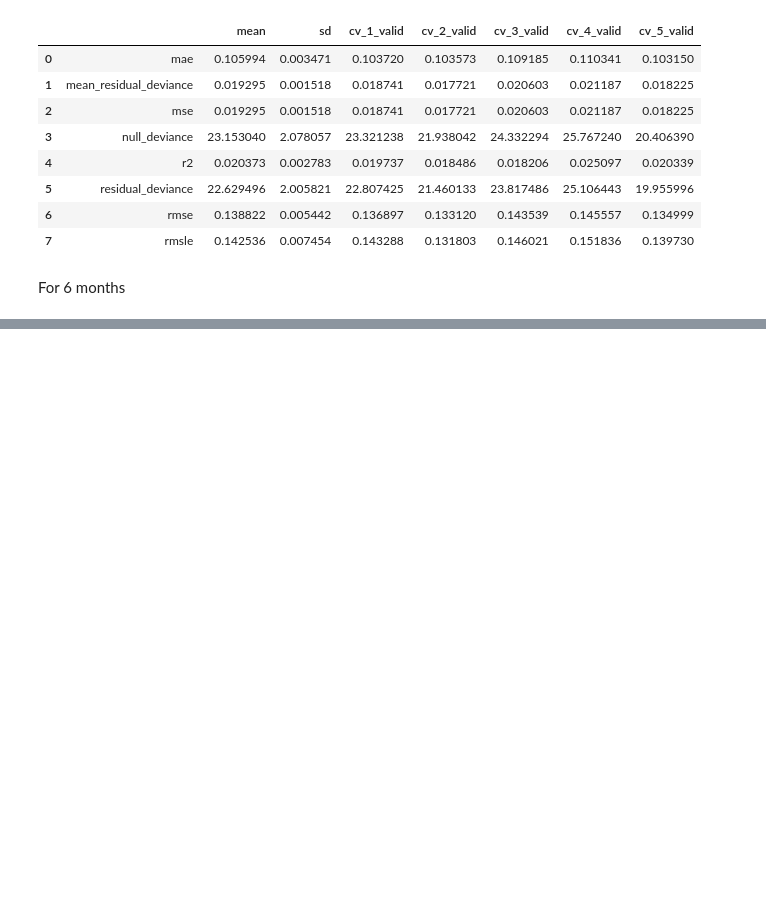
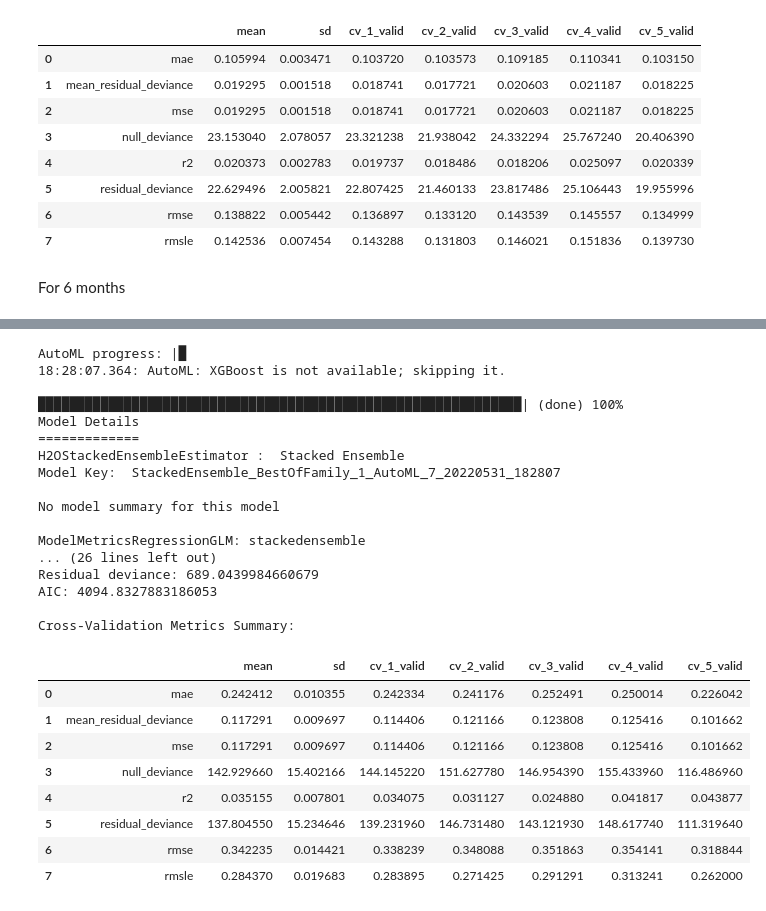
Before and after one commit to WojciechDopieralski/Finance_ML, a Jupyter notebook: Finance_ML/modeling.ipynb, the cells around one changed output, grey strips where cells are left out. Drawn from its saved outputs; the diff is of its cells as text; code cells hidden in the pictures; blank space fills up the shorter version.

```diff
--- a/Finance_ML/modeling.ipynb
+++ b/Finance_ML/modeling.ipynb
@@ -217,0 +308,30 @@ train_6m = train.loc[:, cols_to_keep_6m]
+# %%
+aml_12m = H2OAutoML(max_models=7, seed=1)
+aml_12m.train(x=x_12m, y=y_12m, training_frame=train_12m)
+# %% [output]
+AutoML progress: |█
+18:28:07.364: AutoML: XGBoost is not available; skipping it.
+
+██████████████████████████████████████████████████████████████| (done) 100%
+Model Details
+=============
+H2OStackedEnsembleEstimator :  Stacked Ensemble
+Model Key:  StackedEnsemble_BestOfFamily_1_AutoML_7_20220531_182807
+
+No model summary for this model
+
+ModelMetricsRegressionGLM: stackedensemble
+... (26 lines left out)
+Residual deviance: 689.0439984660679
+AIC: 4094.8327883186053
+
+Cross-Validation Metrics Summary:
+|  |  | mean | sd | cv_1_valid | cv_2_valid | cv_3_valid | cv_4_valid | cv_5_valid |
+| 0 | mae | 0.242412 | 0.010355 | 0.242334 | 0.241176 | 0.252491 | 0.250014 | 0.226042 |
+| 1 | mean_residual_deviance | 0.117291 | 0.009697 | 0.114406 | 0.121166 | 0.123808 | 0.125416 | 0.101662 |
+| 2 | mse | 0.117291 | 0.009697 | 0.114406 | 0.121166 | 0.123808 | 0.125416 | 0.101662 |
+| 3 | null_deviance | 142.929660 | 15.402166 | 144.145220 | 151.627780 | 146.954390 | 155.433960 | 116.486960 |
+| 4 | r2 | 0.035155 | 0.007801 | 0.034075 | 0.031127 | 0.024880 | 0.041817 | 0.043877 |
+| 5 | residual_deviance | 137.804550 | 15.234646 | 139.231960 | 146.731480 | 143.121930 | 148.617740 | 111.319640 |
+| 6 | rmse | 0.342235 | 0.014421 | 0.338239 | 0.348088 | 0.351863 | 0.354141 | 0.318844 |
+| 7 | rmsle | 0.284370 | 0.019683 | 0.283895 | 0.271425 | 0.291291 | 0.313241 | 0.262000 |
```
Also changed, not shown: parts of 8 cells of this notebook.
